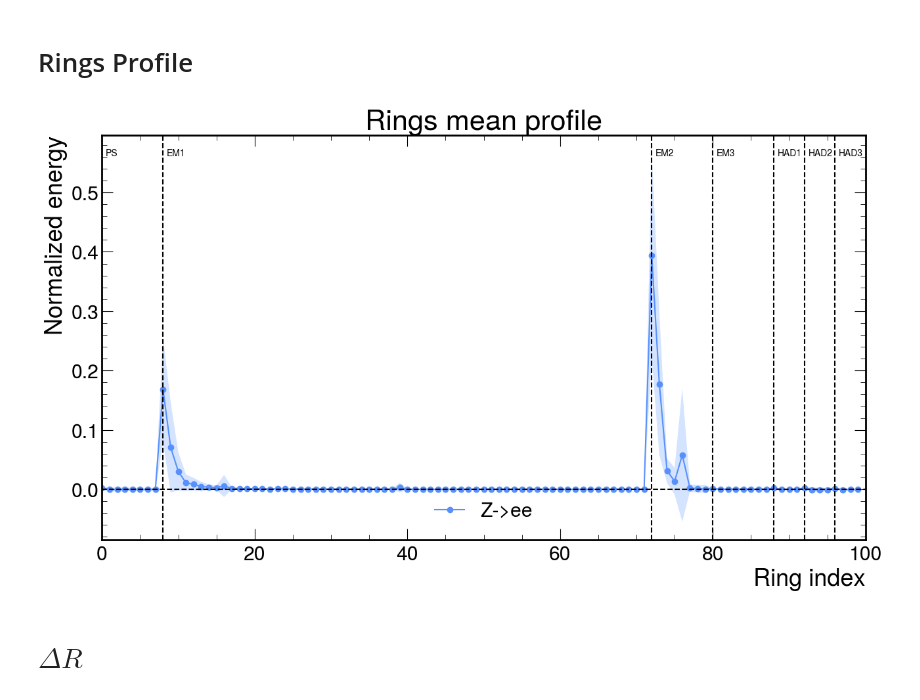
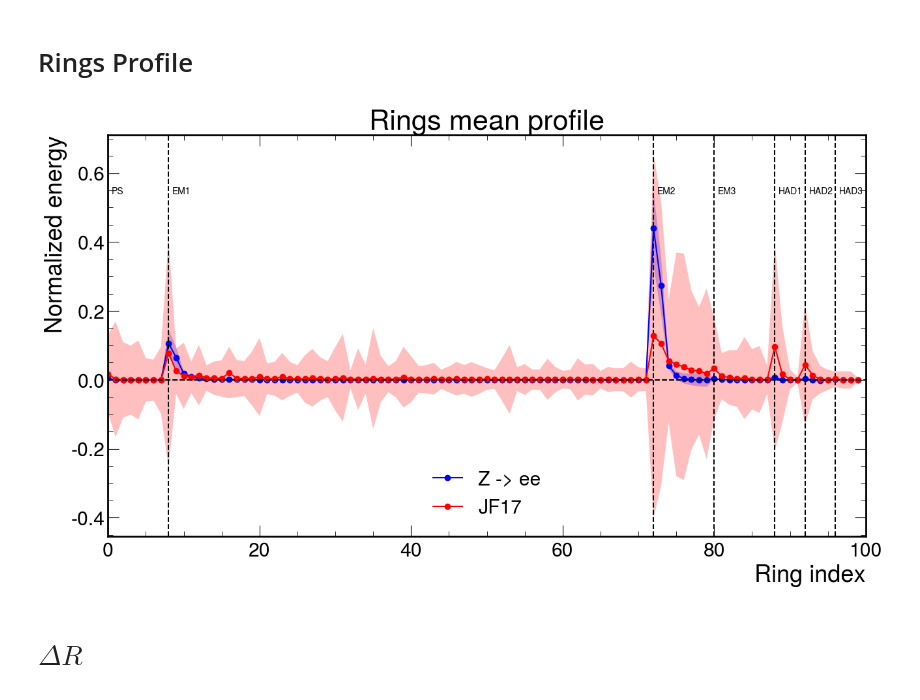
Before and after one commit to lucasbanunes/boosted-lorenzetti, a Jupyter notebook: profile_dataset.ipynb, the cells around one changed output. Cells and saved outputs as stored; diff of their text form; code cells hidden in the pictures.

```diff
--- a/profile_dataset.ipynb
+++ b/profile_dataset.ipynb
@@ -33,0 +16,14 @@ LztDataset(path=/root/data/local/lorenzetti/2024_08_19_21_08_0000000000_zee, lab
+# %%
+lzt_data = Path('/', 'root', 'ext_data', 'lorenzetti')
+datasets_info = {
+    'zee-mb-2024-12-08': {'color': 'blue'},
+    'jet-mb-2024-12-08': {'color': 'red'}
+}
+datasets = {}
+for name, info in datasets_info.items():
+    ds = LztDataset.from_dir(lzt_data/name)
+    ds.color = info['color']
+    datasets[name] = ds
+output_dir = lzt_data / 'profiles' / 'aprendizado-profundo-2024-108'
+output_dir.mkdir(exist_ok=True, parents=True)
+datasets
@@ -61,12 +60,15 @@ def ntuple_aggregation(df: pd.DataFrame) -> pd.Series:
         'phi2': phi2
     })
 # %%
-ntuple_rdf = dataset.get_ntuple_rdf()
-rings_cols, ntuple_rdf = open_vector('rings', N_RINGS, ntuple_rdf)
-column_names = rdf_column_names(ntuple_rdf)
-ntuple_pdf = rdf_to_pandas(ntuple_rdf, [name for name in column_names if name != 'rings'], nrows=-1)
-print(f"DataFrame shape: {ntuple_pdf.shape}")
-for name, dtype in ntuple_pdf.dtypes.items():
-    if name.startswith('rings_'): continue
-    print(f"{name}: {dtype}")
+for dataset_name, dataset in datasets.items():
+    ntuple_rdf = dataset.get_ntuple_rdf()
+    rings_cols, ntuple_rdf = open_vector('rings', N_RINGS, ntuple_rdf)
+    column_names = rdf_column_names(ntuple_rdf)
+    ntuple_pdf = rdf_to_pandas(ntuple_rdf, [name for name in column_names if name != 'rings'], nrows=-1)
+    print(f"DataFrame shape: {ntuple_pdf.shape}")
+    for name, dtype in ntuple_pdf.dtypes.items():
+        if name.startswith('rings_'): continue
+        print(f"{name}: {dtype}")
+    dataset.ntuple_pdf = ntuple_pdf
+datasets
 # %% [output]
@@ -122,11 +119,17 @@ fig.savefig(os.path.join(output_dir, 'all_rings.png'), bbox_inches='tight', dpi=
 # %% [markdown]
 # Rings Profile
 # %%
+normalize = True
 fig, ax = plt.subplots(figsize=(15, 8))
-lplt.plot_rings_profile(ntuple_pdf[rings_cols], ax, normalize=True, label=dataset.label)
-fig.savefig(os.path.join(output_dir, 'rings_profile_no_normalization.png'), bbox_inches='tight', dpi=300)
+for i, (ds_name, ds) in enumerate(datasets.items()):
+    lplt.plot_rings_profile(ds.ntuple_pdf[rings_cols], ax, normalize=normalize,
+                            label=ds.label, add_rings_labels=i==0,
+                            color=ds.color)
+normalization_str = 'normalized' if normalize else 'not_normalized'
+fig.savefig(
+    output_dir/f'rings_profile_{normalization_str}.png', bbox_inches='tight', dpi=300)
 # %% [output]
-[figure, old version]
+[figure, new version]
 # %% [markdown]
 # $\Delta R$
 # %%
```
Also changed, not shown: parts of 17 cells of this notebook.
